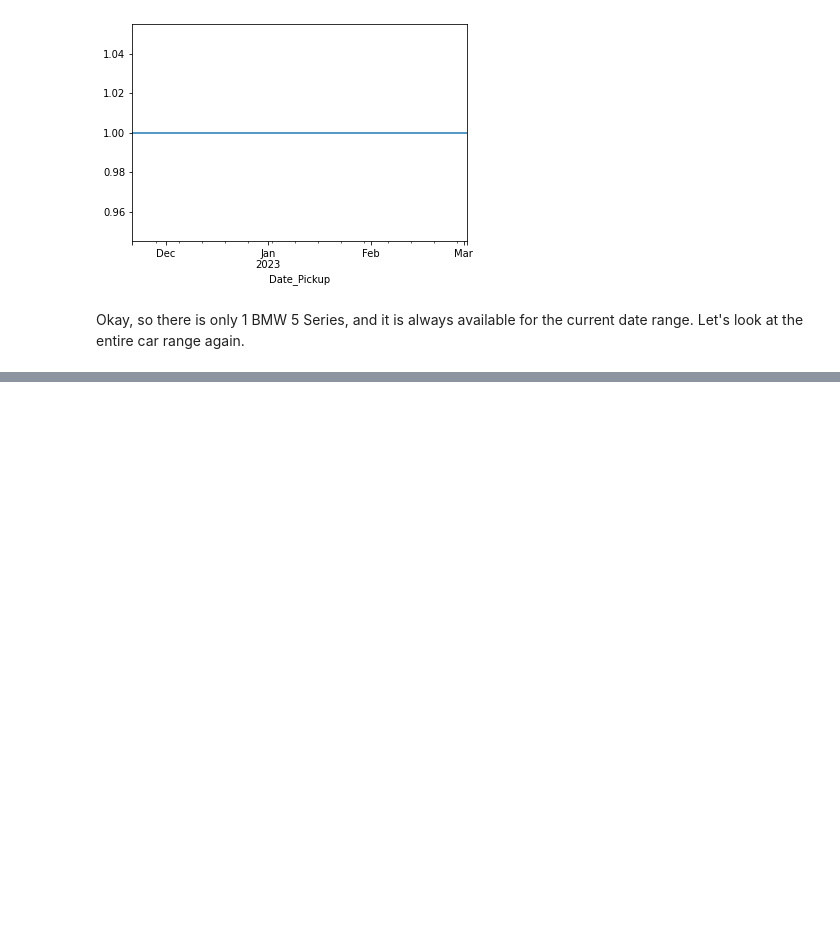
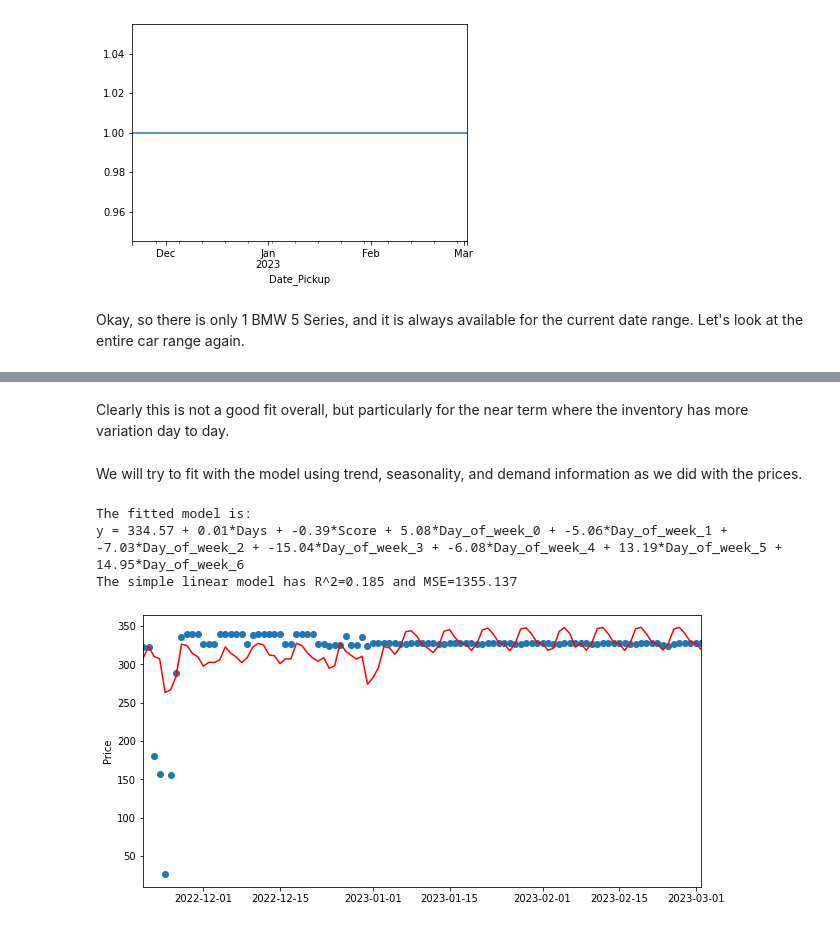
Before and after one commit to JADukeAIPI/AIPIProject, a Jupyter notebook: EDA_and_modeling.ipynb, the cells around one changed output, grey strips where cells are left out. Saved outputs shown, nothing was run; the diff lists cells and outputs as text; code cells hidden in the pictures; blank space fills up the shorter version.

```diff
--- a/EDA_and_modeling.ipynb
+++ b/EDA_and_modeling.ipynb
@@ -636,0 +651,13 @@ Name: Vehicle_id, Length: 105, dtype: int64
+# %% [markdown]
+Clearly this is not a good fit overall, but particularly for the near term where the inventory has more variation day to day.
+# %% [markdown]
+We will try to fit with the model using trend, seasonality, and demand information as we did with the prices.
+# %%
+#must first drop the preds and residuals from the dataframe
+in_line = inventory_line.drop(['Preds', 'resids'], axis=1)
+inventory_model_df, inventory_model, inventory_mse, inventory_r2 = linemodel_dow_demand(in_line, demand_df['Score'], 'Count')
+# %% [output]
+The fitted model is:
+y = 334.57 + 0.01*Days + -0.39*Score + 5.08*Day_of_week_0 + -5.06*Day_of_week_1 + -7.03*Day_of_week_2 + -15.04*Day_of_week_3 + -6.08*Day_of_week_4 + 13.19*Day_of_week_5 + 14.95*Day_of_week_6
+The simple linear model has R^2=0.185 and MSE=1355.137
+[figure, added]
```
Also changed, not shown: parts of 4 cells of this notebook.
